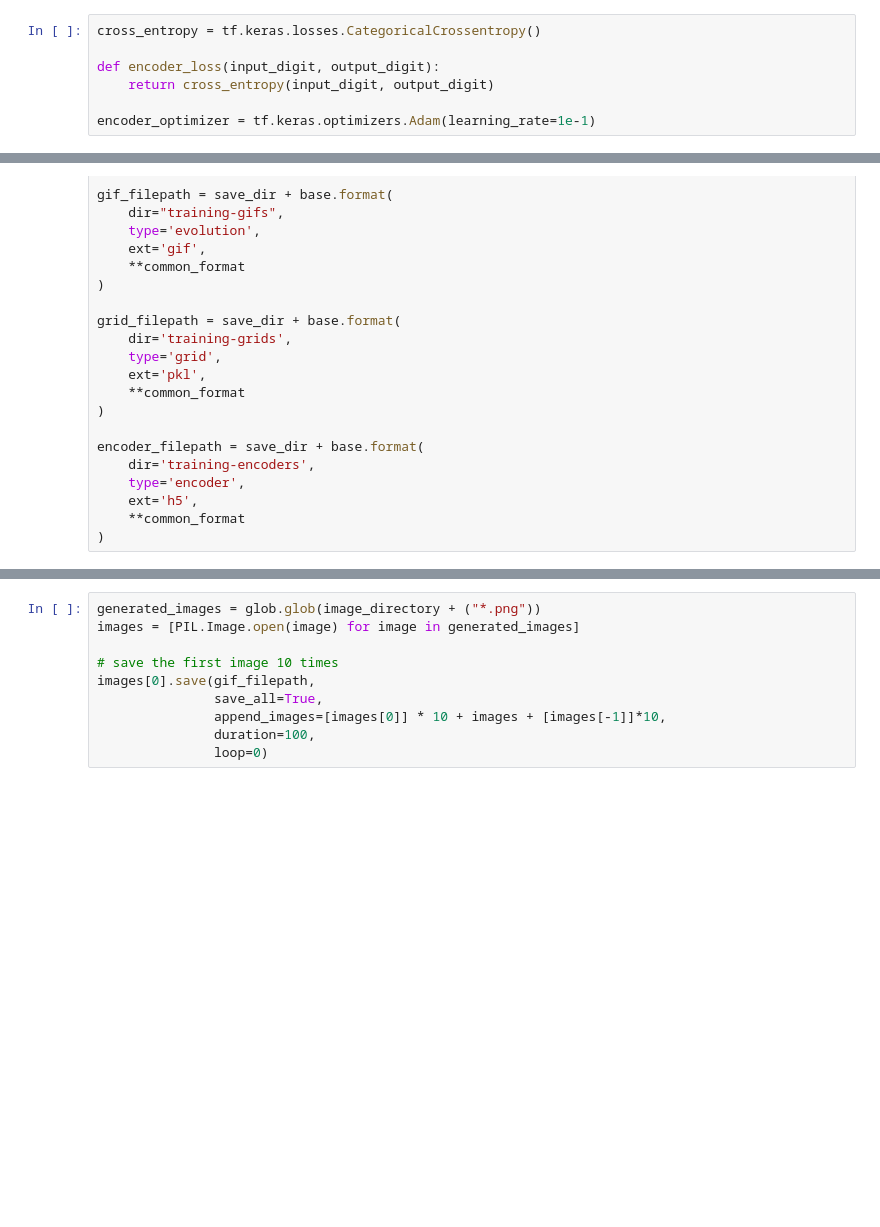
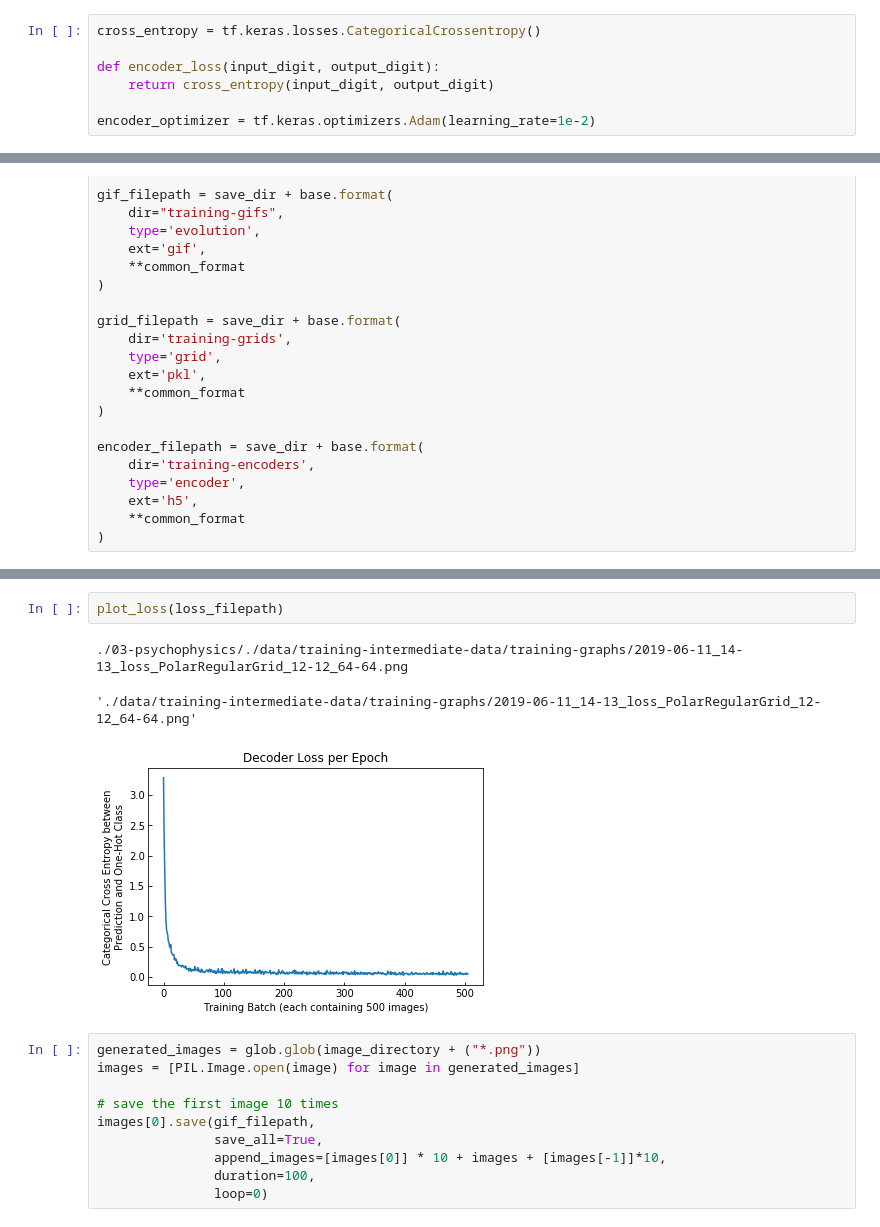
Before and after one commit to wjmn/bmedsc-exploratory, a Jupyter notebook: 03-psychophysics/index.ipynb, the cells around one changed output, grey strips where cells are left out. Drawn from its saved outputs; the diff is of its cells as text; blank space fills up the shorter version.

Commit message:
More encoder layers run.

```diff
--- a/03-psychophysics/index.ipynb
+++ b/03-psychophysics/index.ipynb
@@ -1009,7 +1002,7 @@ cross_entropy = tf.keras.losses.CategoricalCrossentropy()
 def encoder_loss(input_digit, output_digit):
     return cross_entropy(input_digit, output_digit)
 
-encoder_optimizer = tf.keras.optimizers.Adam(learning_rate=1e-1)
+encoder_optimizer = tf.keras.optimizers.Adam(learning_rate=1e-2)
 # %%
 EPOCHS = 50
 
@@ -1174,3 +1169,9 @@ train(EPOCHS, loss_filepath)
+# %%
+plot_loss(loss_filepath)
+# %% [output]
+./03-psychophysics/./data/training-intermediate-data/training-graphs/2019-06-11_14-13_loss_PolarRegularGrid_12-12_64-64.png
+'./data/training-intermediate-data/training-graphs/2019-06-11_14-13_loss_PolarRegularGrid_12-12_64-64.png'
+[figure, added]
 # %%
 generated_images = glob.glob(image_directory + ("*.png"))
 images = [PIL.Image.open(image) for image in generated_images]
```
Also changed, not shown: parts of 10 cells of this notebook, 2 other files.
